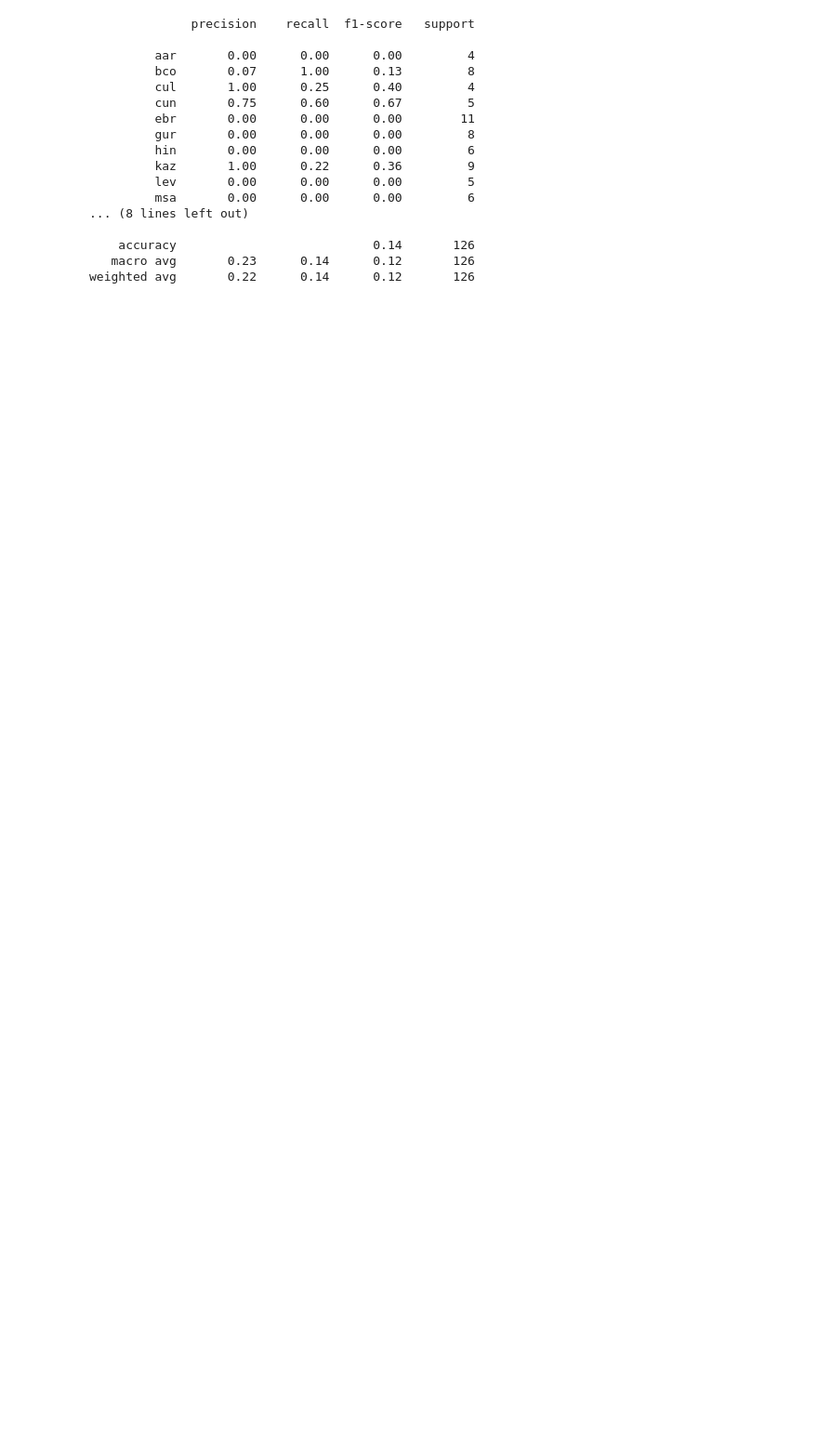
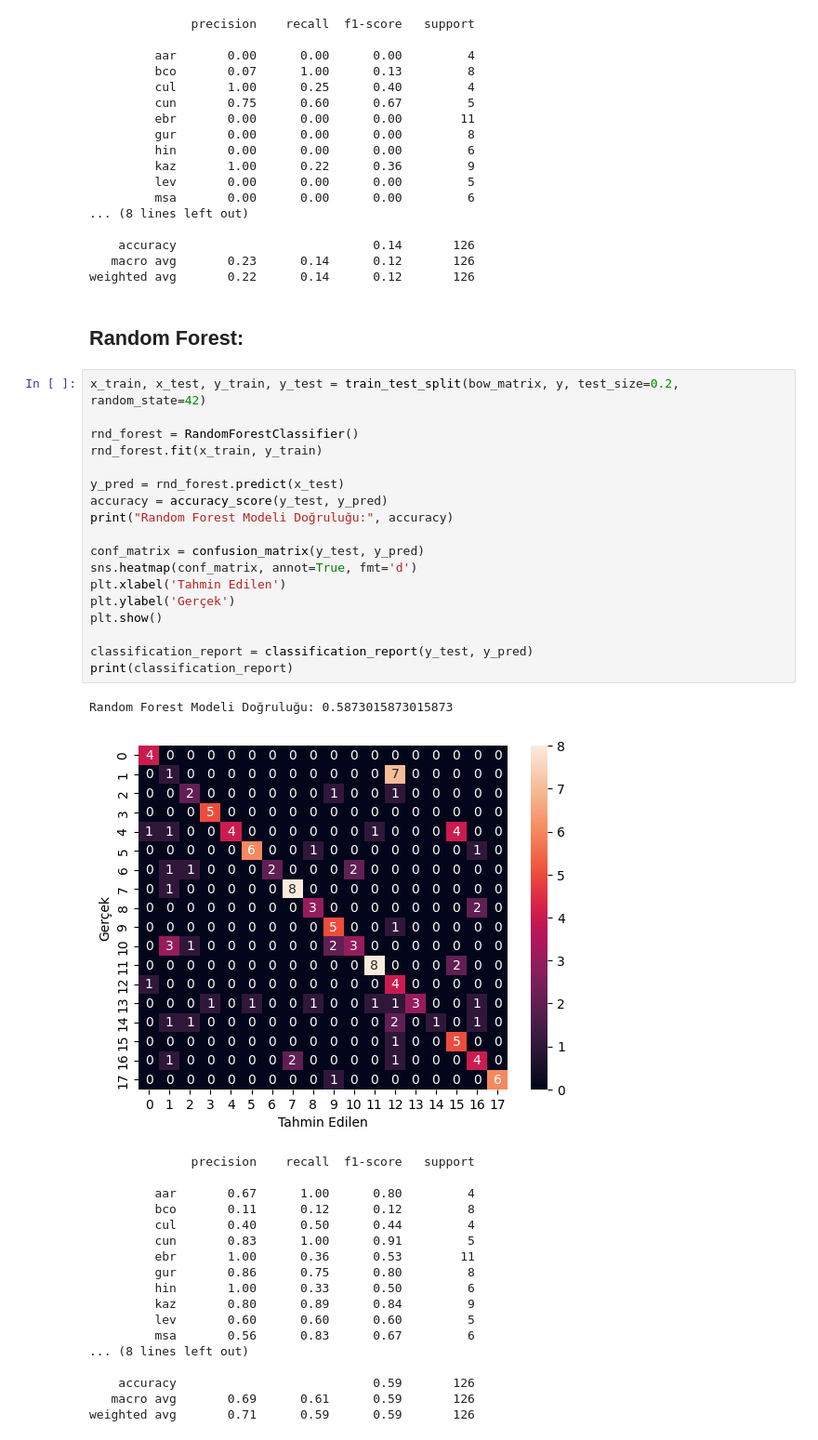
Before and after one commit to Z-U-k0rkmaz/TextMiningProject, a Jupyter notebook: main.ipynb, the cells around one changed output. Shown at 93% size. Cells and saved outputs as stored; diff of their text form; blank space fills up the shorter version.

```diff
--- a/main.ipynb
+++ b/main.ipynb
@@ -314,3 +317,43 @@ Naive Bayes Modeli Doğruluğu: 0.14285714285714285
     accuracy                           0.14       126
    macro avg       0.23      0.14      0.12       126
 weighted avg       0.22      0.14      0.12       126
+# %% [markdown]
+## Random Forest:
+# %%
+x_train, x_test, y_train, y_test = train_test_split(bow_matrix, y, test_size=0.2, random_state=42)
+
+rnd_forest = RandomForestClassifier()
+rnd_forest.fit(x_train, y_train)
+
+y_pred = rnd_forest.predict(x_test)
+accuracy = accuracy_score(y_test, y_pred)
+print("Random Forest Modeli Doğruluğu:", accuracy)
+
+conf_matrix = confusion_matrix(y_test, y_pred)
+sns.heatmap(conf_matrix, annot=True, fmt='d')
+plt.xlabel('Tahmin Edilen')
+plt.ylabel('Gerçek')
+plt.show()
+
+classification_report = classification_report(y_test, y_pred)
+print(classification_report)
+# %% [output]
+Random Forest Modeli Doğruluğu: 0.5873015873015873
+[figure, added]
+              precision    recall  f1-score   support
+
+         aar       0.67      1.00      0.80         4
+         bco       0.11      0.12      0.12         8
+         cul       0.40      0.50      0.44         4
+         cun       0.83      1.00      0.91         5
+         ebr       1.00      0.36      0.53        11
+         gur       0.86      0.75      0.80         8
+         hin       1.00      0.33      0.50         6
+         kaz       0.80      0.89      0.84         9
+         lev       0.60      0.60      0.60         5
+         msa       0.56      0.83      0.67         6
+... (8 lines left out)
+
+    accuracy                           0.59       126
+   macro avg       0.69      0.61      0.59       126
+weighted avg       0.71      0.59      0.59       126
```
Also changed, not shown: parts of 6 cells of this notebook, 2 other files.
